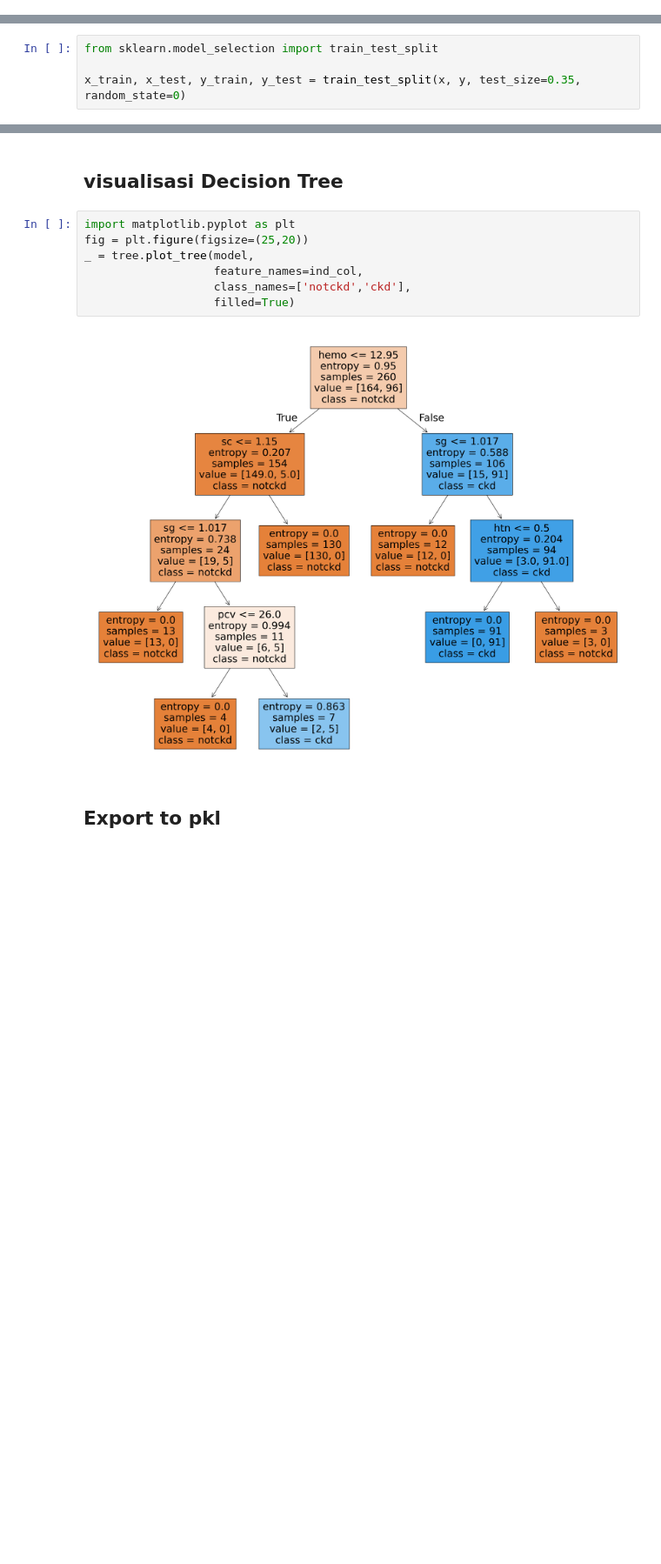
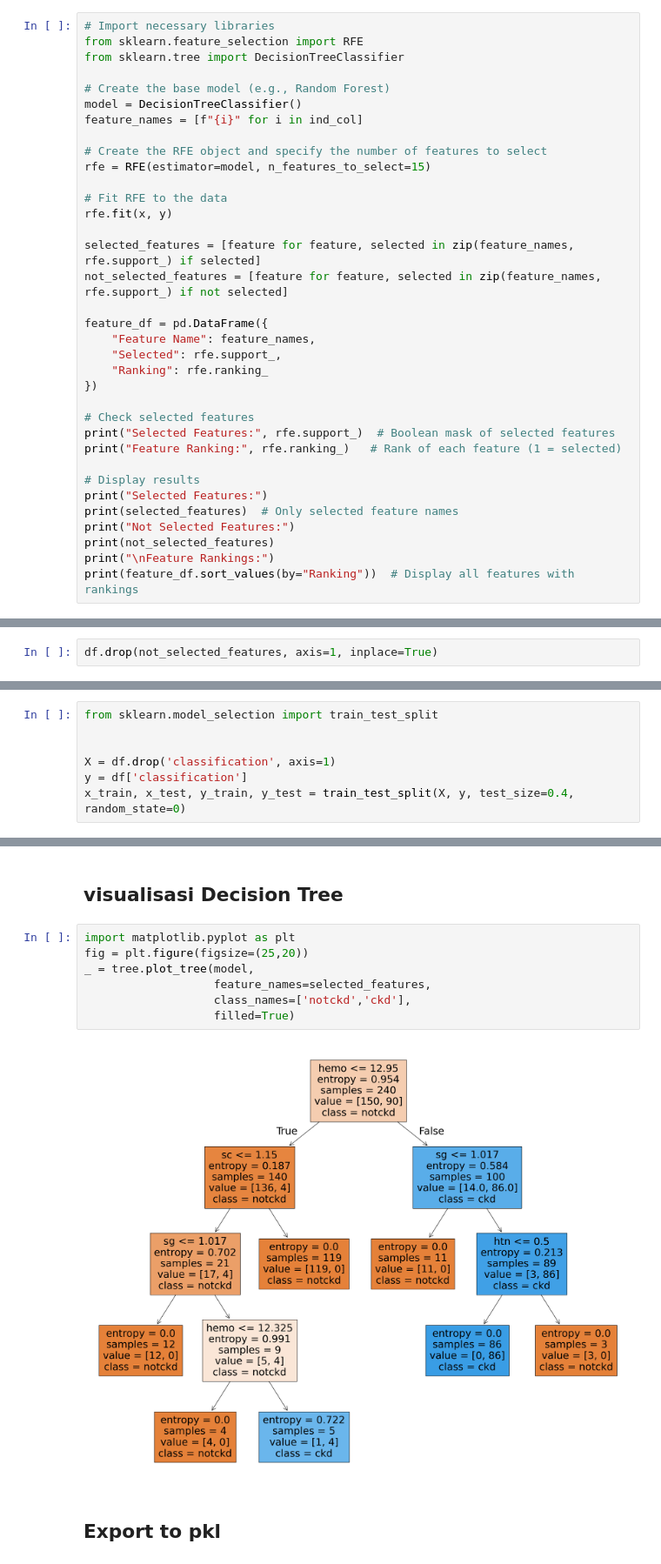
Before and after one commit to Ilham134-dom/prediksi-ginjal-penyakit, a Jupyter notebook: ginjal.ipynb, the cells around one changed output, grey strips where cells are left out. Shown at 87% size. Drawn from its saved outputs; the diff is of its cells as text; blank space fills up the shorter version.

```diff
--- a/ginjal.ipynb
+++ b/ginjal.ipynb
@@ -160,0 +158,35 @@ df.head()
+# %%
+# Import necessary libraries
+from sklearn.feature_selection import RFE
+from sklearn.tree import DecisionTreeClassifier
+
+# Create the base model (e.g., Random Forest)
+model = DecisionTreeClassifier()
+feature_names = [f"{i}" for i in ind_col]
+
+# Create the RFE object and specify the number of features to select
+rfe = RFE(estimator=model, n_features_to_select=15)
+
+# Fit RFE to the data
+rfe.fit(x, y)
+
+selected_features = [feature for feature, selected in zip(feature_names, rfe.support_) if selected]
+not_selected_features = [feature for feature, selected in zip(feature_names, rfe.support_) if not selected]
+
+feature_df = pd.DataFrame({
+    "Feature Name": feature_names,
+    "Selected": rfe.support_,
+    "Ranking": rfe.ranking_
+})
+
+# Check selected features
+print("Selected Features:", rfe.support_)  # Boolean mask of selected features
+print("Feature Ranking:", rfe.ranking_)   # Rank of each feature (1 = selected)
+
+# Display results
+print("Selected Features:")
+print(selected_features)  # Only selected feature names
+print("Not Selected Features:")
+print(not_selected_features)
+print("\nFeature Rankings:")
+print(feature_df.sort_values(by="Ranking"))  # Display all features with rankings
@@ -161,9 +211,14 @@ df.head()
+# %%
+df.drop(not_selected_features, axis=1, inplace=True)
 # %%
 df.to_csv('kidney_clean.csv', index=False)
 # %%
 from sklearn.model_selection import train_test_split
 
-x_train, x_test, y_train, y_test = train_test_split(x, y, test_size=0.35, random_state=0)
+
+X = df.drop('classification', axis=1)
+y = df['classification']
+x_train, x_test, y_train, y_test = train_test_split(X, y, test_size=0.4, random_state=0)
 # %% [markdown]
 ## Membuat Model Decision Tree
 # %%
@@ -248,12 +297,12 @@ Pasien Tidak Terkena Penyakit Ginjal Kronis
 # %%
 import matplotlib.pyplot as plt
 fig = plt.figure(figsize=(25,20))
 _ = tree.plot_tree(model,
-                   feature_names=ind_col,
+                   feature_names=selected_features,
                    class_names=['notckd','ckd'],
                    filled=True)
 # %% [output]
-[figure, old version]
+[figure, new version]
 # %% [markdown]
 ## Export to pkl
 # %%
```
Also changed, not shown: parts of 10 cells of this notebook, 5 other files.
